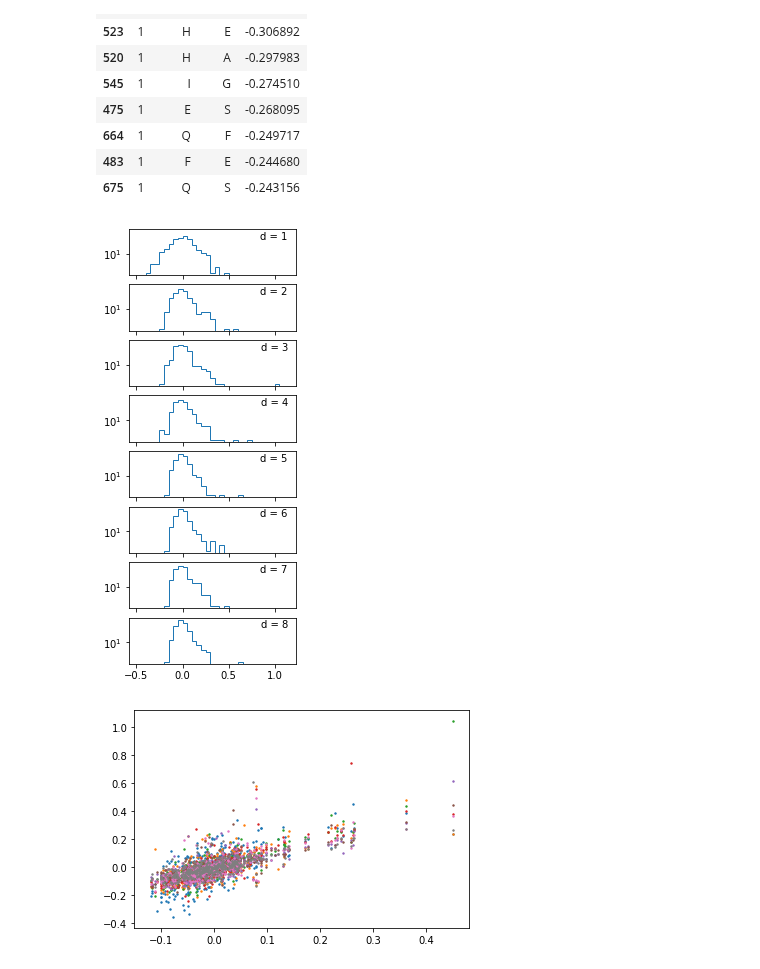
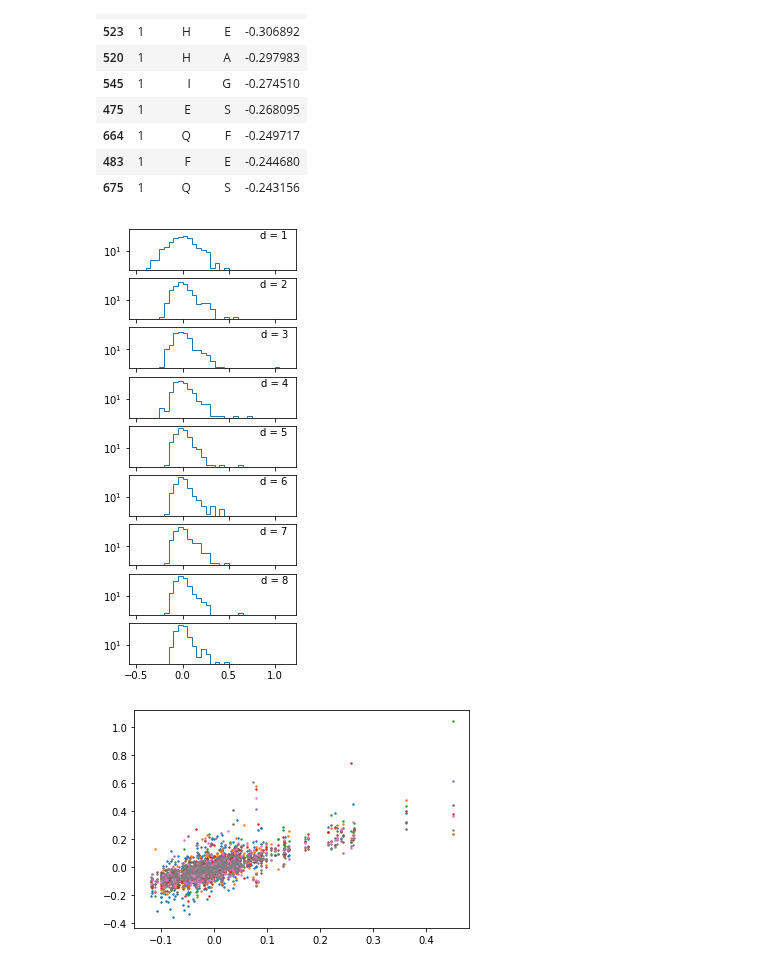
Before and after one commit to andim/peptidome, a Jupyter notebook: code/maxent/Jij_analysis.ipynb, the cells around one changed output. Cells and saved outputs as stored; diff of their text form; code cells hidden in the pictures.

```diff
--- a/code/maxent/Jij_analysis.ipynb
+++ b/code/maxent/Jij_analysis.ipynb
@@ -50,15 +50,17 @@ Jij_df.sort_values('Jij').head(n=10)
 | 483 | 1 | F | E | -0.244680 |
 | 675 | 1 | Q | S | -0.243156 |
 # %%
-fig, axes = plt.subplots(figsize=(3, 8), sharex=True, sharey=True, nrows=L-1)
+fig, axes = plt.subplots(figsize=(3, 8), sharex=True, sharey=True, nrows=L)
 for j in range(1, L):
     ax = axes[j-1]
     ax.hist(Jij_df[Jij_df['j']==j]['Jij'], bins=np.arange(-0.5, 1.2, 0.05), histtype='step')
     ax.text(0.95, 0.95, 'd = %i'%j, transform=ax.transAxes, va='top', ha='right')
+ax = axes[-1]
+ax.hist(mean_Jij.flatten(), bins=np.arange(-0.5, 1.2, 0.05), histtype='step')
 for ax in axes:
     ax.set_yscale('log')
 # %% [output]
-[figure, old version]
+[figure, new version]
 # %%
 mean_Jij = Jij0[0, 1:].mean(axis=0)
 # %%
```
Also changed, not shown: parts of 3 cells of this notebook, 4 other files.
